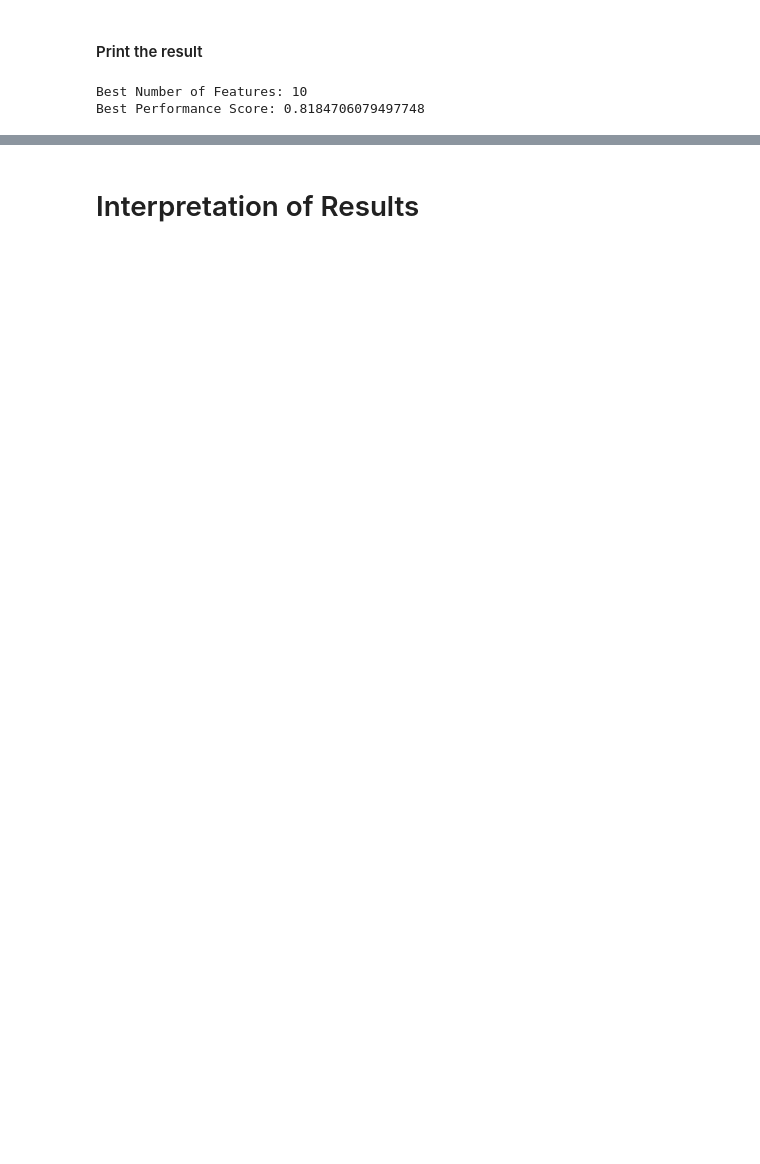
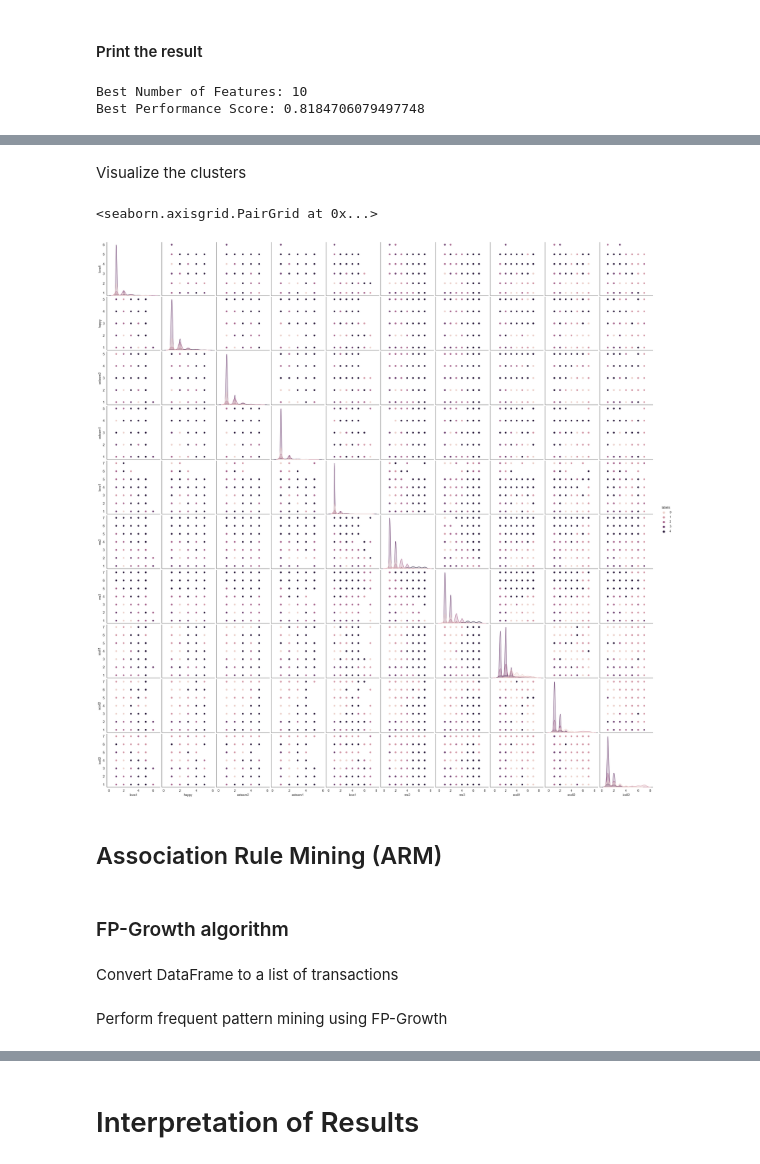
Before and after one commit to aminshannan121/Data_Mining_Project, a Jupyter notebook: Project.ipynb, the cells around one changed output, grey strips where cells are left out. Cells and saved outputs as stored; diff of their text form; code cells hidden in the pictures; blank space fills up the shorter version.

```diff
--- a/Project.ipynb
+++ b/Project.ipynb
@@ -495,0 +629,2 @@ should include
+# %%
+kmeans = KMeans(n_clusters=5, n_init='auto')
@@ -495,0 +639,2 @@ should include
+# %%
+labels = pd.DataFrame(kmeans.labels_)
@@ -495,0 +643,16 @@ should include
+# %%
+df_labeled = pd.concat((df_features,labels),axis=1)
+df_labeled = df_labeled.rename({0:'labels'},axis=1)
+# %% [markdown]
+Visualize the clusters
+# %%
+sns.pairplot(df_labeled,hue='labels')
+# %% [output]
+<seaborn.axisgrid.PairGrid at 0x...>
+[figure, added]
+# %% [markdown]
+## Association Rule Mining (ARM)
+# %% [markdown]
+### FP-Growth algorithm
+# %% [markdown]
+Convert DataFrame to a list of transactions
@@ -495,0 +661,2 @@ should include
+# %% [markdown]
+Perform frequent pattern mining using FP-Growth
```
Also changed, not shown: parts of 103 cells of this notebook.
